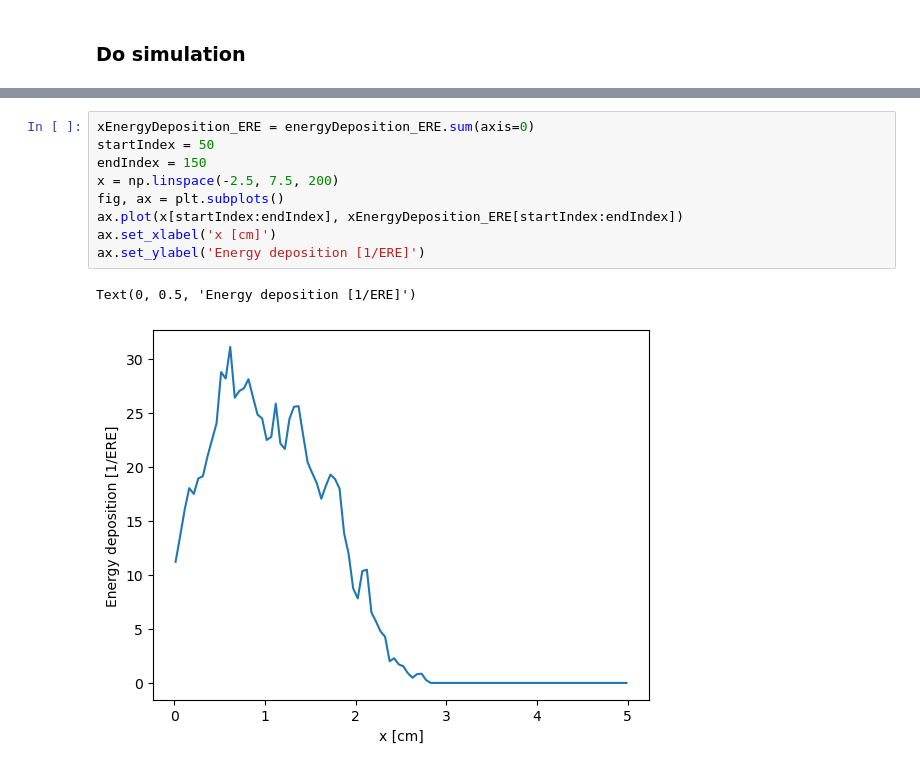
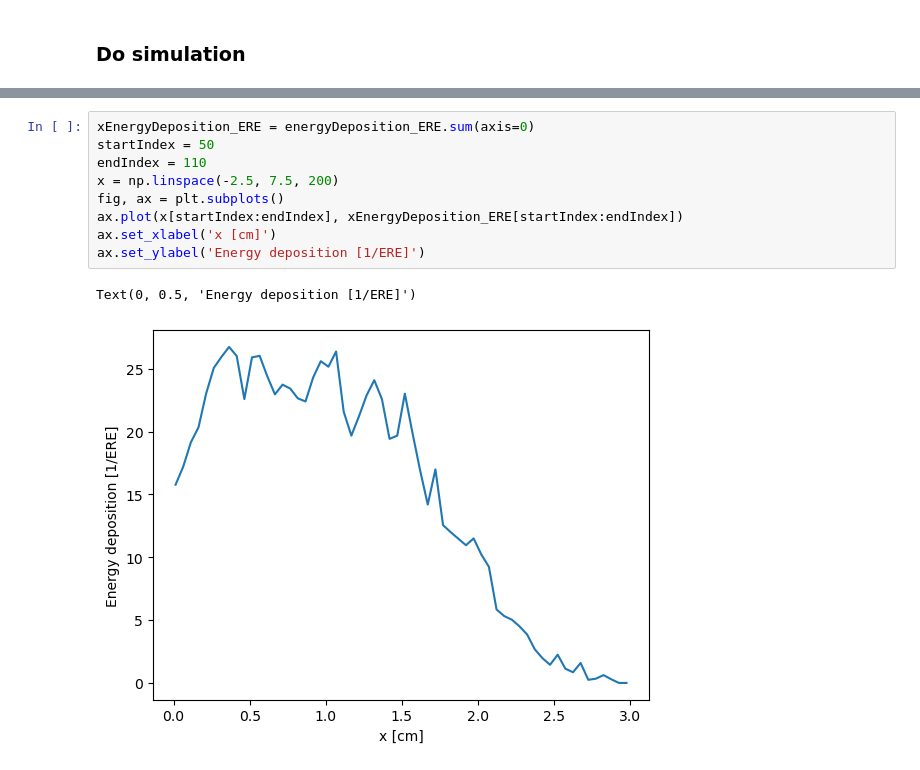
Before and after one commit to KlaasWillems/electronTransportCode, a Jupyter notebook: numericalExperiments/waterPhantom/WaterPhantomTest.ipynb, the cells around one changed output, grey strips where cells are left out. Cells and saved outputs as stored; diff of their text form.

```diff
--- a/numericalExperiments/waterPhantom/WaterPhantomTest.ipynb
+++ b/numericalExperiments/waterPhantom/WaterPhantomTest.ipynb
@@ -84,12 +90,12 @@ plt.show()
 # %%
 xEnergyDeposition_ERE = energyDeposition_ERE.sum(axis=0)
 startIndex = 50
-endIndex = 150
+endIndex = 110
 x = np.linspace(-2.5, 7.5, 200)
 fig, ax = plt.subplots()
 ax.plot(x[startIndex:endIndex], xEnergyDeposition_ERE[startIndex:endIndex])
 ax.set_xlabel('x [cm]')
 ax.set_ylabel('Energy deposition [1/ERE]')
 # %% [output]
 Text(0, 0.5, 'Energy deposition [1/ERE]')
-[figure, old version]
+[figure, new version]
```
Also changed, not shown: parts of 2 cells of this notebook, 5 other files.
